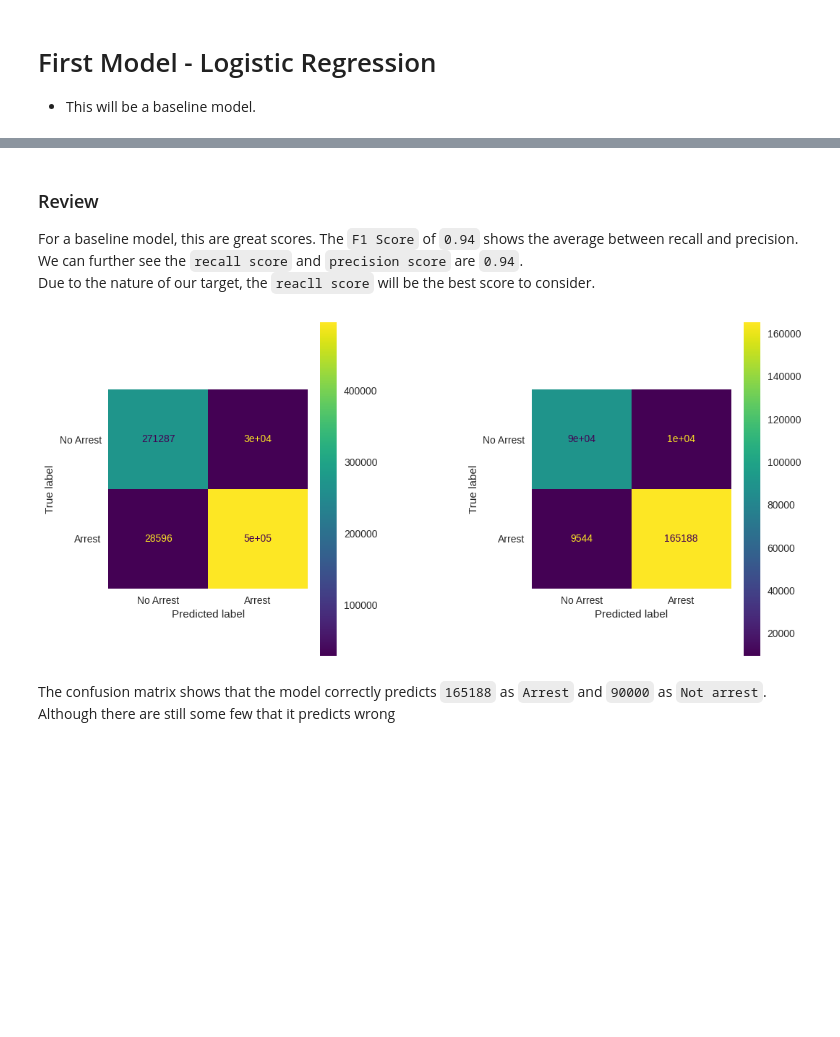
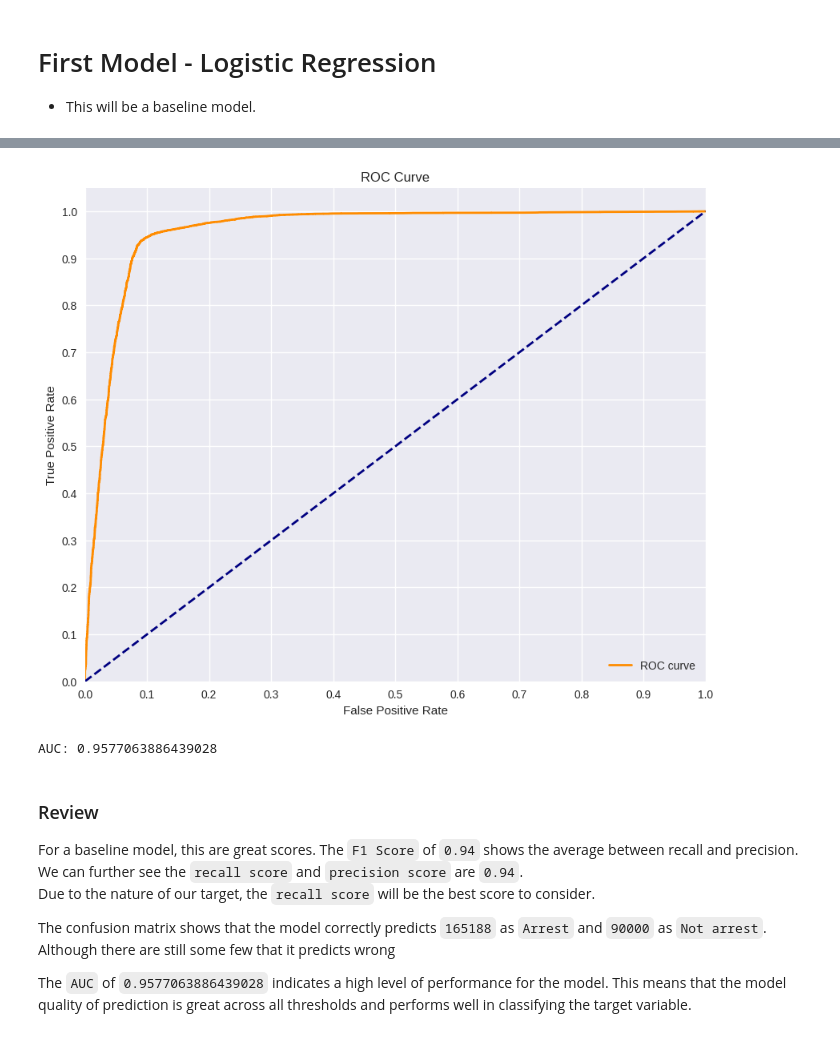
Before and after one commit to robertmbau/Terry_Stops, a Jupyter notebook: terry_stops.ipynb, the cells around one changed output, grey strips where cells are left out. Saved outputs shown, nothing was run; the diff lists cells and outputs as text; code cells hidden in the pictures; blank space fills up the shorter version.

Commit message:
Modelling

```diff
--- a/terry_stops.ipynb
+++ b/terry_stops.ipynb
@@ -489,6 +469,18 @@ Precision score for testing data: 0.9422246559090105
+# %%
+# plotting a ROC curve
+plot_roc(X_train_ohe, y_train_second, X_test_ohe, y_test_second, logreg)
+# %% [output]
+[figure, added]
+AUC: 0.9577063886439028
 # %% [markdown]
 ### Review
 
 For a baseline model, this are great scores. The `F1 Score` of `0.94` shows the average between recall and precision.<br>
 We can further see the `recall score` and `precision score` are `0.94`. <br>
-Due to the nature of our target, the `reacll score` will be the best score to consider.
+Due to the nature of our target, the `recall score` will be the best score to consider.<br>
+
+The confusion matrix shows that the model correctly predicts `165188` as `Arrest` and `90000` as `Not arrest`.<br>
+Although there are still some few that it predicts wrong
+
+The `AUC` of `0.9577063886439028` indicates a high level of performance for the model.
+This means that the model quality of prediction is great across all thresholds and performs well in classifying the target variable.
@@ -498,26 +486,0 @@ cf_log_test = confusion_matrix(y_test_second, y_hat_test)
-# %%
-label_dict = {0: 'No Arrest', 1: 'Arrest'}
-
-# Extract the labels from the dictionary keys
-labels = [label_dict[key] for key in sorted(label_dict.keys())]
-disp = ConfusionMatrixDisplay(confusion_matrix=cf_log_train, display_labels=labels)
-disp2 = ConfusionMatrixDisplay(confusion_matrix=cf_log_test, display_labels=labels)
-
-# Create the subplots
-fig, (ax1, ax2) = plt.subplots(ncols=2, figsize=(12, 6))
-
-# Plot the confusion matrix on the first subplot
-disp.plot(ax=ax1)
-ax1.grid(False)
-
-# Plot the confusion matrix on the second subplot
-disp2.plot(ax=ax2)
-ax2.grid(False)
-plt.subplots_adjust(wspace=0.7)
-# Show the plot
-plt.show()
-# %% [output]
-[figure, removed]
-# %% [markdown]
-The confusion matrix shows that the model correctly predicts `165188` as `Arrest` and `90000` as `Not arrest`.<br>
-Although there are still some few that it predicts wrong
```
Also changed, not shown: parts of 30 cells of this notebook.
